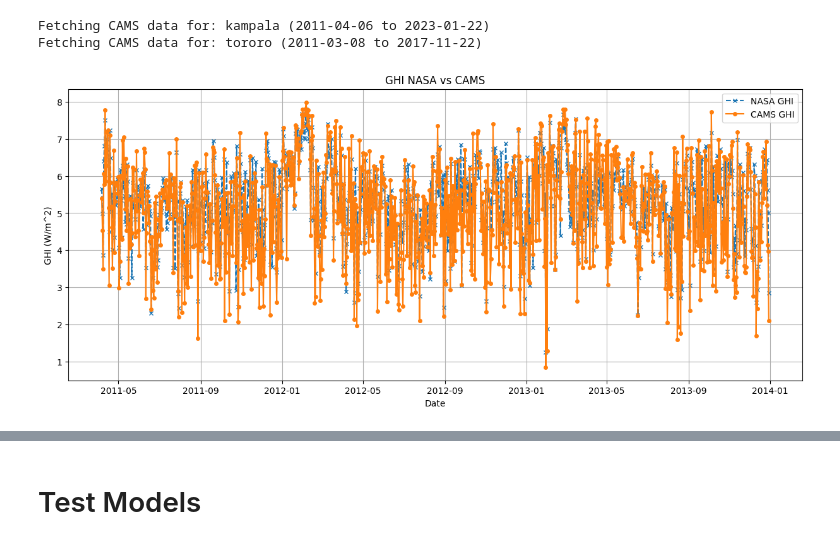
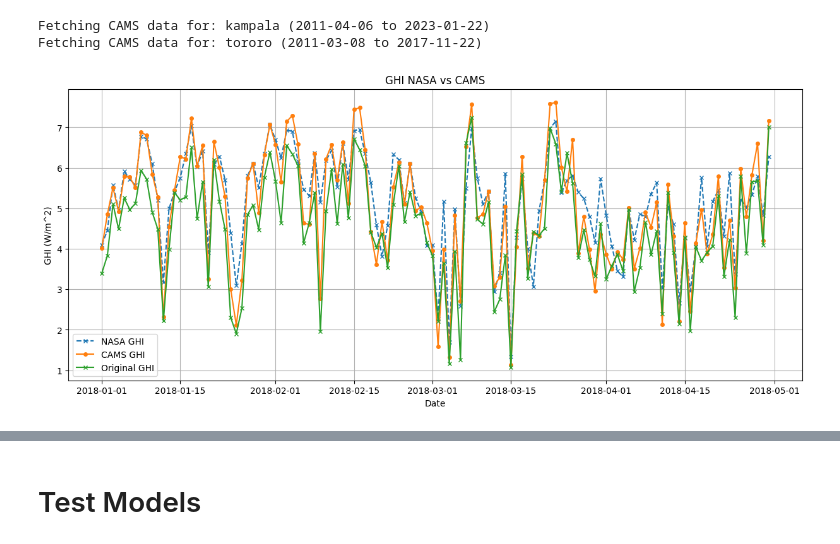
Before and after one commit to Marconi-Lab/SolarIrradiation, a Jupyter notebook: jupyter_notebooks/model_valdation.ipynb, the cells around one changed output, grey strips where cells are left out. Drawn from its saved outputs; the diff is of its cells as text; code cells hidden in the pictures.

```diff
--- a/jupyter_notebooks/model_valdation.ipynb
+++ b/jupyter_notebooks/model_valdation.ipynb
@@ -14,6 +14,10 @@ tororo.index = pd.to_datetime(tororo['datetime'])
 # convert to KW/m2
 kampala['ghi'] = kampala['ghi'] / 1000
 tororo['ghi'] = tororo['ghi'] / 1000
+# %%
+lower_cutoff = '2018-01-01'
+upper_cutoff = '2018-04-30'
+ground_mask = (kampala.index >= lower_cutoff) & (kampala.index <= upper_cutoff)
 # %%
 # plot the first 100 points of the predictions and the original data
 import matplotlib.pyplot as plt
@@ -289,7 +297,7 @@ def process_nasa_data(df):
 
 	return df
 # %%
-kampala_nasa = process_nasa_data(kampala_nasa)
-tororo_nasa = process_nasa_data(tororo_nasa)
+kampala_nasa_new = process_nasa_data(kampala_nasa)
+tororo_nasa_new = process_nasa_data(tororo_nasa)
 # %%
 # plot the first 100 points of the predictions and the nasa data
@@ -465,18 +475,21 @@ def merge_dataframes(df1, df2, loc_dict):
 	merged_df['dayofyear_cos'] = merged_df['day_of_year'].apply(lambda x: math.cos(2 * math.pi * x / 365))
 	return merged_df
 # %%
-kampala_merged = merge_dataframes(kampala_nasa, kampala_cams_new, kampala_dict)
-tororo_merged = merge_dataframes(tororo_nasa, tororo_cams_new, tororo_dict)
+kampala_merged = merge_dataframes(kampala_nasa_new, kampala_cams_new, kampala_dict)
+tororo_merged = merge_dataframes(tororo_nasa_new, tororo_cams_new, tororo_dict)
+kla_merged_mask = (kampala_merged.index >= lower_cutoff) & (kampala_merged.index <= upper_cutoff)
+tororo_merged_mask = (tororo_merged.index >= lower_cutoff) & (tororo_merged.index <= upper_cutoff)
 # %%
 # plot the first 100 points of the ghi_nasa and ghi_cams
 plt.figure(figsize=(15, 6))
-plt.plot(kampala_merged.index[:1000],kampala_merged['ghi_nasa'][:1000], label='NASA GHI', marker='x', linestyle='--', markersize=4)
-plt.plot(kampala_merged.index[:1000],kampala_merged['ghi_cams'][:1000], label='CAMS GHI', marker='o', linestyle='-', markersize=4)
+plt.plot(kampala_merged.index[kla_merged_mask],kampala_merged['ghi_nasa'][kla_merged_mask], label='NASA GHI', marker='x', linestyle='--', markersize=4)
+plt.plot(kampala_merged.index[kla_merged_mask],kampala_merged['ghi_cams'][kla_merged_mask], label='CAMS GHI', marker='o', linestyle='-', markersize=4)
+plt.plot(kampala.index[ground_mask],kampala['ghi'][ground_mask], label='Original GHI', marker='x', markersize=4)
 plt.title('GHI NASA vs CAMS')
 plt.xlabel('Date')
 plt.ylabel('GHI (W/m^2)')
 plt.legend()
 plt.grid()
 plt.show()
 # %% [output]
-[figure, old version]
+[figure, new version]
```
Also changed, not shown: parts of 12 cells of this notebook, 1 other file.
